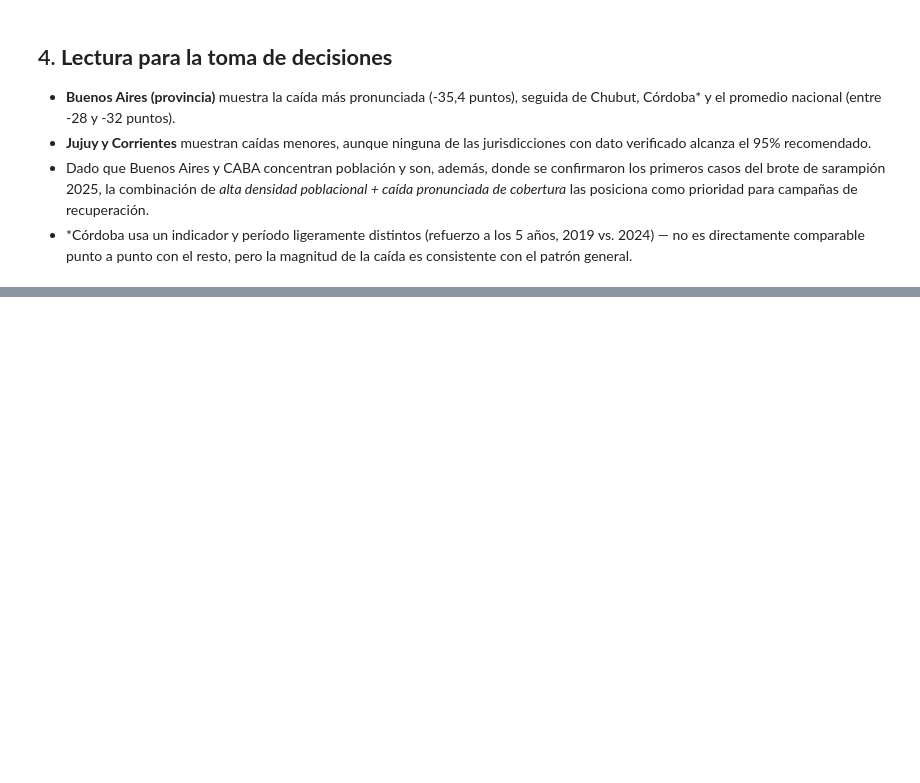
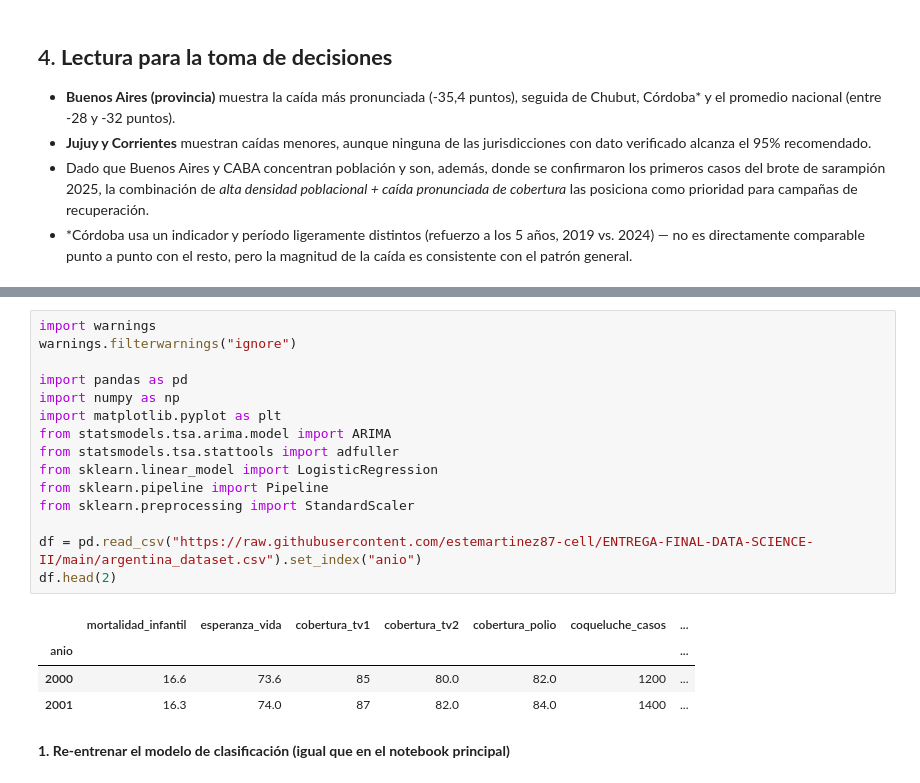
Before and after one commit to estemartinez87-cell/ENTREGA-FINAL-DATA-SCIENCE-II, a Jupyter notebook: proyecto_final_ml.ipynb, the cells around one changed output, grey strips where cells are left out. Drawn from its saved outputs; the diff is of its cells as text; blank space fills up the shorter version.

```diff
--- a/proyecto_final_ml.ipynb
+++ b/proyecto_final_ml.ipynb
@@ -706,0 +718,22 @@ La cobertura promedio de la línea de base ('cobertura_base_pct') es: 83.45 %
+# %%
+import warnings
+warnings.filterwarnings("ignore")
+
+import pandas as pd
+import numpy as np
+import matplotlib.pyplot as plt
+from statsmodels.tsa.arima.model import ARIMA
+from statsmodels.tsa.stattools import adfuller
+from sklearn.linear_model import LogisticRegression
+from sklearn.pipeline import Pipeline
+from sklearn.preprocessing import StandardScaler
+
+df = pd.read_csv("https://raw.githubusercontent.com/estemartinez87-cell/ENTREGA-FINAL-DATA-SCIENCE-II/main/argentina_dataset.csv").set_index("anio")
+df.head(2)
+# %% [output]
+|  | mortalidad_infantil | esperanza_vida | cobertura_tv1 | cobertura_tv2 | cobertura_polio | coqueluche_casos | ... |
+| anio |  |  |  |  |  |  | ... |
+| 2000 | 16.6 | 73.6 | 85 | 80.0 | 82.0 | 1200 | ... |
+| 2001 | 16.3 | 74.0 | 87 | 82.0 | 84.0 | 1400 | ... |
+# %% [markdown]
+**1. Re-entrenar el modelo de clasificación (igual que en el notebook principal)**
```
Also changed, not shown: parts of 5 cells of this notebook.
